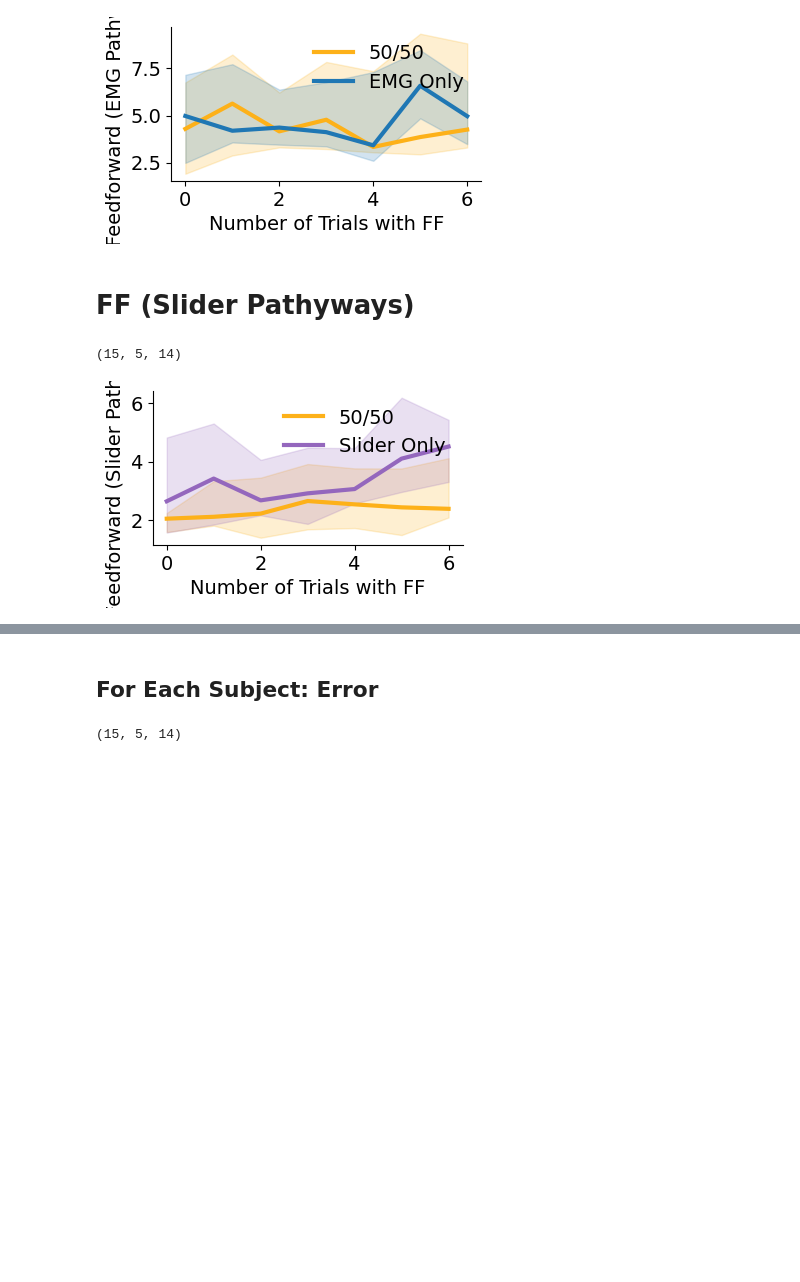
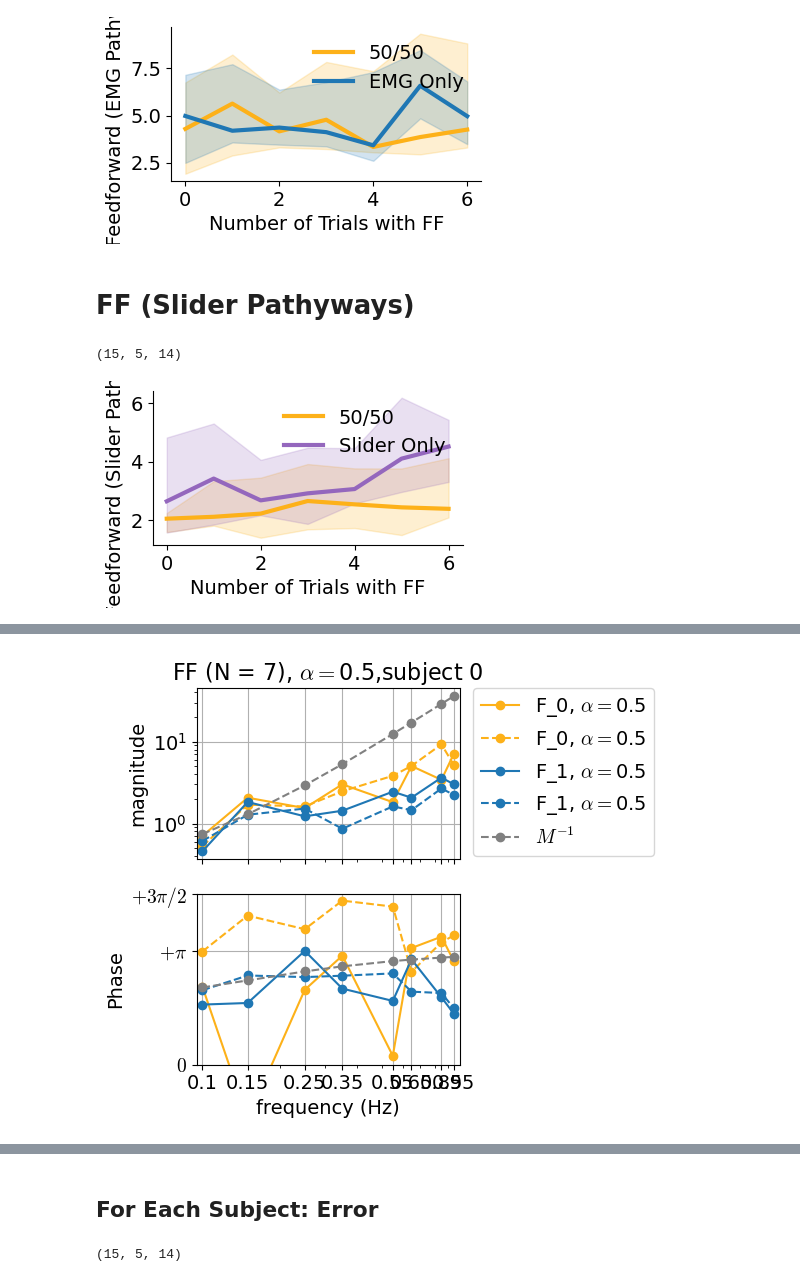
Before and after one commit to finley16/sensorimotor_fusion, a Jupyter notebook: analysis/Multimodal paper/20250501_EMBC_analysis.ipynb, the cells around one changed output, grey strips where cells are left out. Cells and saved outputs as stored; diff of their text form; code cells hidden in the pictures; blank space fills up the shorter version.

```diff
--- a/analysis/Multimodal paper/20250501_EMBC_analysis.ipynb
+++ b/analysis/Multimodal paper/20250501_EMBC_analysis.ipynb
@@ -349 +381,5 @@ for subject in range(subject_num):
 ... (4 outputs left out)
+# %%
+F0_mean_4 = np.mean(F0[0,2,-4:,:], axis = 0) # across last 4 trials
+F0_mean_f4 = np.mean(F0[0,2,:4,:], axis=0) # across first 4 trials
+print(F0_mean_4)
@@ -349,0 +392,84 @@ for subject in range(subject_num):
+# %%
+# Bode plot
+xticks = np.array([0.1 , 0.15, 0.25, 0.35, 0.55, 0.65, 0.85, 0.95])
+xlim = (0.095, 1.0)
+ylimphase = (0,np.pi+ 0.5*(np.pi))
+yticksphase = [0.,np.pi,1.5*(np.pi)]
+yticklabelsphase = [r'$0$',r'$+\pi$',r'$+3\pi/2$']
+
+
+cond = 2
+
+for sub in range(subject_num):
+    fig,axs = plt.subplots(2,1,sharex=True,figsize=(6,5))
+
+    # F0
+    #F_mean = np.abs(F0[sub,cond,:,:])
+    F0_mean_4 = np.mean(np.abs(F0[sub,2,-4:,:]), axis = 0) # across last 4 trials
+    F0_mean_f4 = np.mean(np.abs(F0[sub,2,:4,:]), axis=0) # across first 4 trials
+    #q25,q50,q75 = np.quantile(F_mean,[0.25,0.5,0.75],axis = 0) #across all trials
+    # magnitude
+    ax = axs[0]
+    ax.plot(freqs,F0_mean_4,'-o',label = r'F_0, $\alpha = $'+conditions[cond],color = colors['GOLD'])
+    ax.plot(freqs,F0_mean_f4,'--o',label = r'F_0, $\alpha = $'+conditions[cond],color = colors['GOLD'])
+    #ax.fill_between(freqs, q25, q75, alpha=0.2,color = colors['GOLD'])
+    # phase
+    ax = axs[1]
+    F_angle = np.angle(F0[sub,2,-4:,:])
+    z = np.mean(np.exp(1j*(F_angle-np.pi/2)), axis=0)
+    mean = np.angle(z)+np.pi/2
+    disp = 1 - np.abs(z)
+    ax.plot(freqs,mean,'-o',label = r'$\alpha = $'+conditions[cond],color = colors['GOLD'])
+    F_angle = np.angle(F0[sub,2,:4,:])
+    z = np.mean(np.exp(1j*(F_angle-np.pi/2)), axis=0)
+    mean = np.angle(z)+np.pi/2
+    disp = 1 - np.abs(z)
+    ax.plot(freqs,mean,'--o',label = r'$\alpha = $'+conditions[cond],color = colors['GOLD'])
+
+    # F1
+    F1_mean_4 = np.mean(np.abs(F1[sub,2,-4:,:]), axis = 0) # across last 4 trials
+    F1_mean_f4 = np.mean(np.abs(F1[sub,2,:4,:]), axis=0) # across first 4 trials
+    # magnitude
+    ax = axs[0]
+    ax.plot(freqs,F1_mean_4,'-o',label = r'F_1, $\alpha = $'+conditions[cond],color = colors['BLUE'])
+    ax.plot(freqs,F1_mean_f4,'--o',label = r'F_1, $\alpha = $'+conditions[cond],color = colors['BLUE'])
+    #ax.fill_between(freqs, q25, q75, alpha=0.2,color = colors['BLUE'])
+    # phase
+    ax = axs[1]
+    F_angle_4 =  np.angle(F1[sub,2,-4:,:])
+    z = np.mean(np.exp(1j*(F_angle_4-np.pi/2)), axis=0)
+    mean = np.angle(z)+np.pi/2
+    disp = 1 - np.abs(z)
+    ax.plot(freqs,mean,'-o',label = r'$\alpha = $'+conditions[cond],color = colors['BLUE'])
+    F_angle_4 =  np.angle(F1[sub,2,:4,:])
+    z = np.mean(np.exp(1j*(F_angle_4-np.pi/2)), axis=0)
+    mean = np.angle(z)+np.pi/2
+    disp = 1 - np.abs(z)
+    ax.plot(freqs,mean,'--o',label = r'$\alpha = $'+conditions[cond],color = colors['BLUE'])
+
+    ax = axs[0]
+    ax.plot(freqs,np.abs(1/M),'--o',color= 'grey',label = r'$M^{-1}$')
+    ax.set_xscale("log")
+    ax.set_xlim(xlim)
+    ax.set_xticks(xticks)
+    ax.set_xticklabels(xticks,rotation=90)
+    ax.grid('on',zorder=-1)
+    # ax.set_ylim(0.1,80)
+    ax.set_yscale("log")
+    ax.set_ylabel('magnitude')
+    ax.legend(bbox_to_anchor=(1.05, 1), loc='upper left', borderaxespad=0.)
+
+    ax = axs[1]
+    ax.plot(freqs,np.angle(1/M),'--o',color= 'grey',label = r'$M^{-1}$')
+    ax.set_ylabel('Phase')
+    ax.grid('on',zorder=-1)
+    ax.set_ylim(ylimphase)
+    ax.set_yticks(yticksphase)
+    ax.set_yticklabels(yticklabelsphase)
+    ax.set_xlabel('frequency (Hz)')
+    # ax.legend(bbox_to_anchor=(1.05, 1), loc='upper left', borderaxespad=0.)
+    axs[0].set_title(r'FF (N = 7), $\alpha = $'+conditions[cond]+',subject '+str(sub))
+    plt.tight_layout()
+    plt.show()
+# %% [output]
+[figure, added]
```
Also changed, not shown: parts of 12 cells of this notebook.
